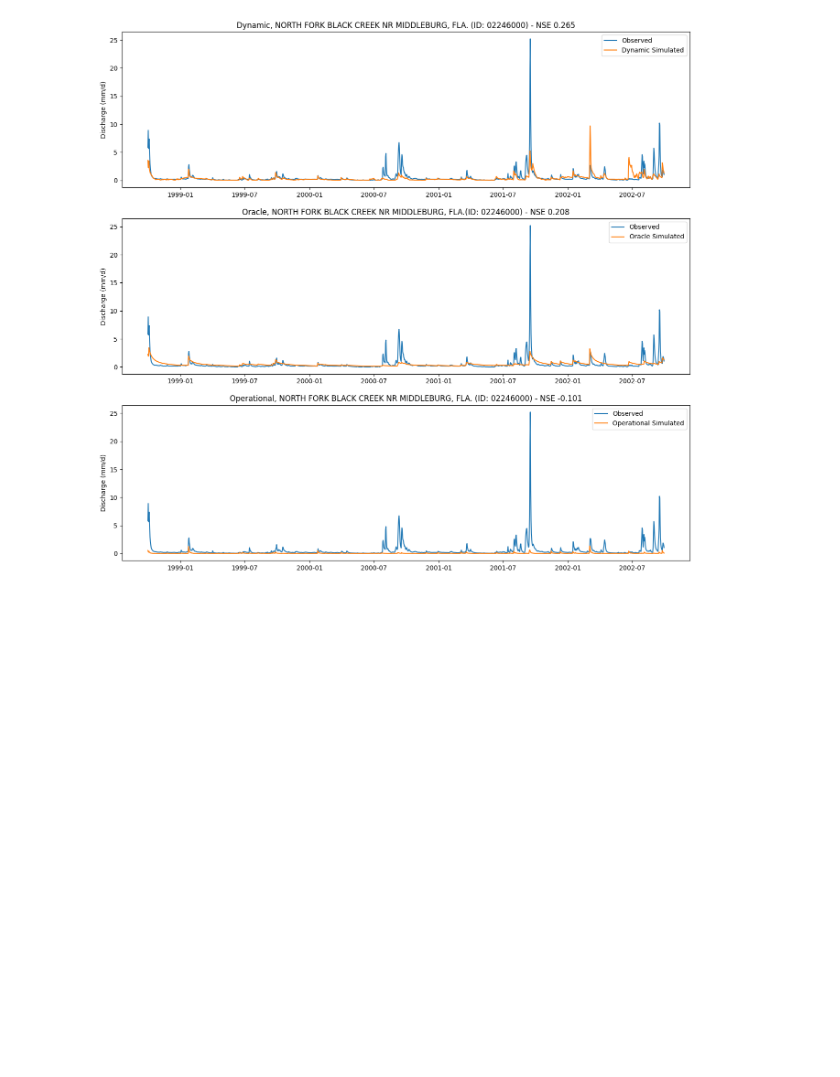
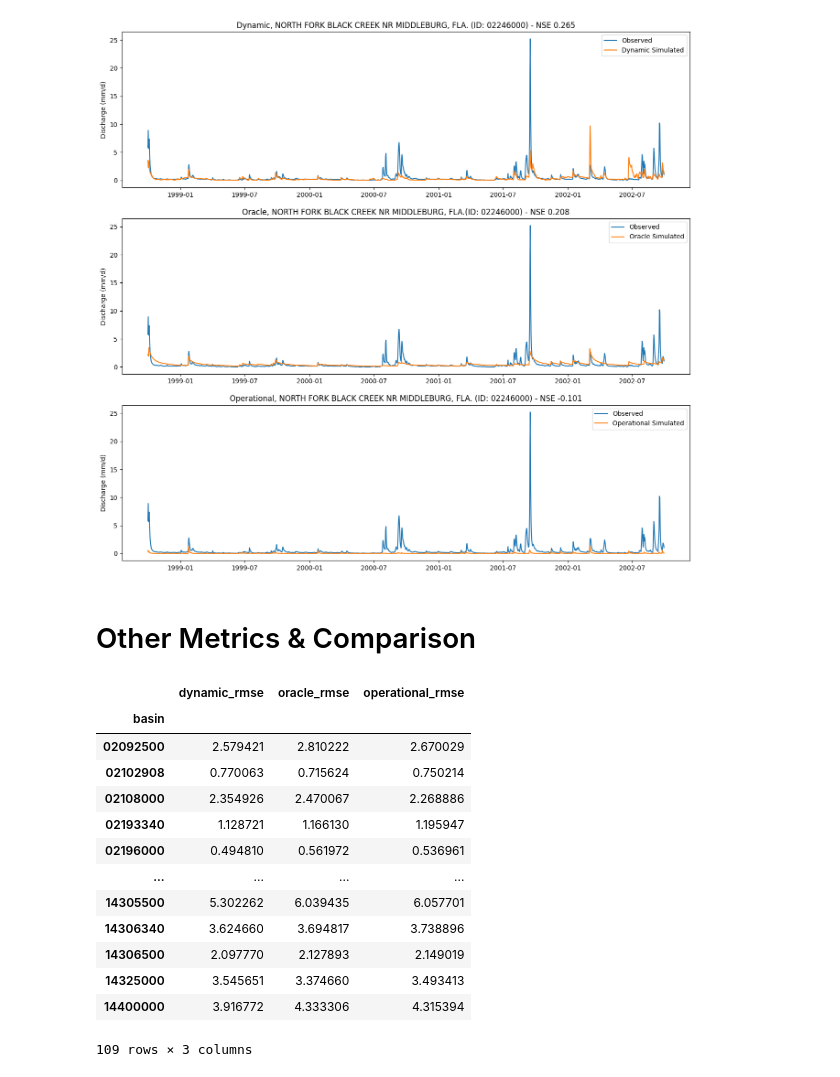
Before and after one commit to mines-ciroh/neuralhydrology-dcfe, a Jupyter notebook: examples/07-DCFE/Manuscript_Material.ipynb, the cells around one changed output. Saved outputs shown, nothing was run; the diff lists cells and outputs as text; code cells hidden in the pictures; blank space fills up the shorter version.

```diff
--- a/examples/07-DCFE/Manuscript_Material.ipynb
+++ b/examples/07-DCFE/Manuscript_Material.ipynb
@@ -540,3 +540,5 @@ ax[2].set_ylabel("Discharge (mm/d)")
 # %% [output]
 Text(0, 0.5, 'Discharge (mm/d)')
 [figure]
+# %% [markdown]
+# Other Metrics & Comparison
@@ -542,0 +547,64 @@ Text(0, 0.5, 'Discharge (mm/d)')
+# %%
+basin_keys = list(dynamic_results.keys())
+
+# Create dictionary to store results
+rmse_results = {'basin': [], 'dynamic_rmse': [], 'oracle_rmse': [], 'operational_rmse': []}
+
+# Dynamic Mode
+for basin in basin_keys:
+    dynamic_agg_sim = np.hstack([dynamic_results[basin]['1D']['xr']['QObs(mm/d)_sim'][0],
+             dynamic_results[basin]['1D']['xr']['QObs(mm/d)_sim'][365],
+             dynamic_results[basin]['1D']['xr']['QObs(mm/d)_sim'][365*2],
+             dynamic_results[basin]['1D']['xr']['QObs(mm/d)_sim'][365*3]])
+    dynamic_agg_obs = np.hstack([dynamic_results[basin]['1D']['xr']['QObs(mm/d)_obs'][0],
+                dynamic_results[basin]['1D']['xr']['QObs(mm/d)_obs'][365],
+                dynamic_results[basin]['1D']['xr']['QObs(mm/d)_obs'][365*2],
+                dynamic_results[basin]['1D']['xr']['QObs(mm/d)_obs'][365*3]])
+    dynamic_rmse = rmse(xr.DataArray(dynamic_agg_obs), xr.DataArray(dynamic_agg_sim))
+
+    # Oracle Mode
+    oracle_agg_sim = np.hstack([oracle_results[basin]['1D']['xr']['QObs(mm/d)_sim'][0],
+             oracle_results[basin]['1D']['xr']['QObs(mm/d)_sim'][365],
+             oracle_results[basin]['1D']['xr']['QObs(mm/d)_sim'][365*2],
+             oracle_results[basin]['1D']['xr']['QObs(mm/d)_sim'][365*3]])
+    oracle_agg_obs = np.hstack([oracle_results[basin]['1D']['xr']['QObs(mm/d)_obs'][0],
+                oracle_results[basin]['1D']['xr']['QObs(mm/d)_obs'][365],
+                oracle_results[basin]['1D']['xr']['QObs(mm/d)_obs'][365*2],
+                oracle_results[basin]['1D']['xr']['QObs(mm/d)_obs'][365*3]])
+    oracle_rmse = rmse(xr.DataArray(oracle_agg_obs), xr.DataArray(oracle_agg_sim))
+
+    # Operational Mode
+    operational_agg_sim = np.hstack([operational_results[basin]['1D']['xr']['QObs(mm/d)_sim'][0],
+             operational_results[basin]['1D']['xr']['QObs(mm/d)_sim'][365],
+             operational_results[basin]['1D']['xr']['QObs(mm/d)_sim'][365*2],
+             operational_results[basin]['1D']['xr']['QObs(mm/d)_sim'][365*3]])
+    operational_agg_obs = np.hstack([operational_results[basin]['1D']['xr']['QObs(mm/d)_obs'][0],
+                operational_results[basin]['1D']['xr']['QObs(mm/d)_obs'][365],
+                operational_results[basin]['1D']['xr']['QObs(mm/d)_obs'][365*2],
+                operational_results[basin]['1D']['xr']['QObs(mm/d)_obs'][365*3]])
+    operational_rmse = rmse(xr.DataArray(operational_agg_obs), xr.DataArray(operational_agg_sim))
+
+    # Append to results dictionary
+    rmse_results['basin'].append(basin)
+    rmse_results['dynamic_rmse'].append(float(dynamic_rmse))
+    rmse_results['oracle_rmse'].append(float(oracle_rmse))
+    rmse_results['operational_rmse'].append(float(operational_rmse))
+
+# Convert to DataFrame with basin as index
+rmse_df = pd.DataFrame(rmse_results).set_index('basin')
+rmse_df
+# %% [output]
+|  | dynamic_rmse | oracle_rmse | operational_rmse |
+| basin |  |  |  |
+| 02092500 | 2.579421 | 2.810222 | 2.670029 |
+| 02102908 | 0.770063 | 0.715624 | 0.750214 |
+| 02108000 | 2.354926 | 2.470067 | 2.268886 |
+| 02193340 | 1.128721 | 1.166130 | 1.195947 |
+| 02196000 | 0.494810 | 0.561972 | 0.536961 |
+| ... | ... | ... | ... |
+| 14305500 | 5.302262 | 6.039435 | 6.057701 |
+| 14306340 | 3.624660 | 3.694817 | 3.738896 |
+| 14306500 | 2.097770 | 2.127893 | 2.149019 |
+| 14325000 | 3.545651 | 3.374660 | 3.493413 |
+| 14400000 | 3.916772 | 4.333306 | 4.315394 |
+109 rows × 3 columns
```
Also changed, not shown: parts of 4 cells of this notebook, 2 other files.
